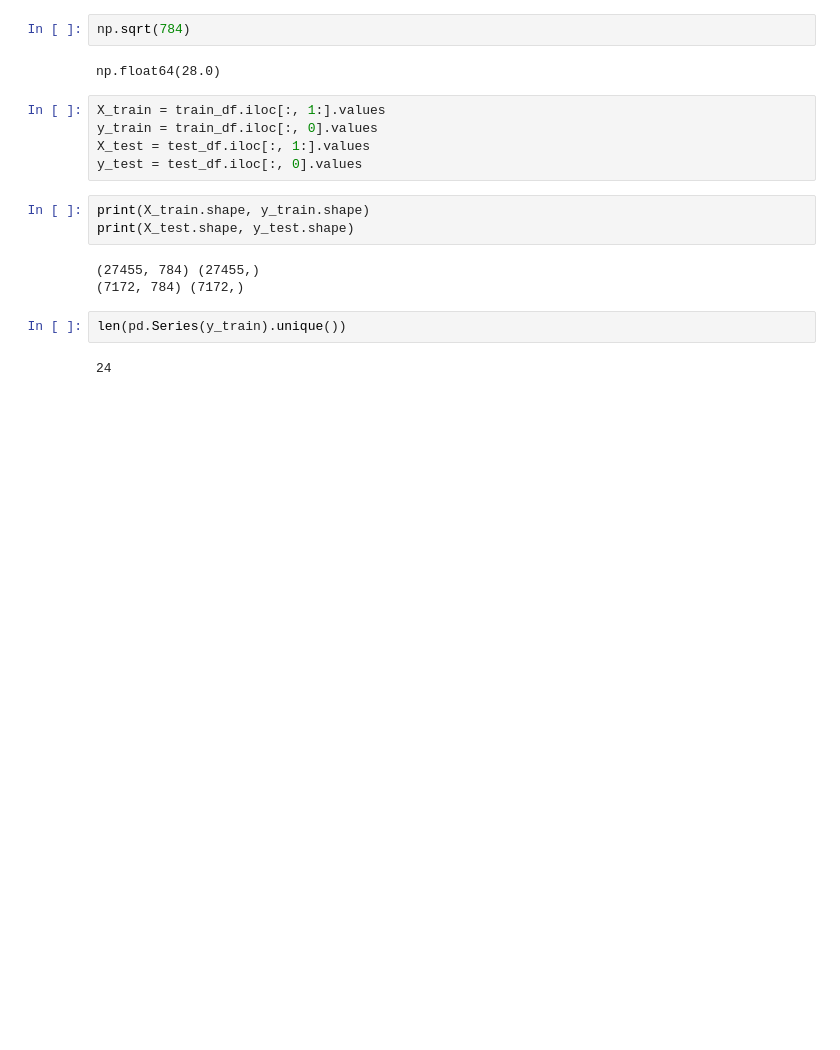
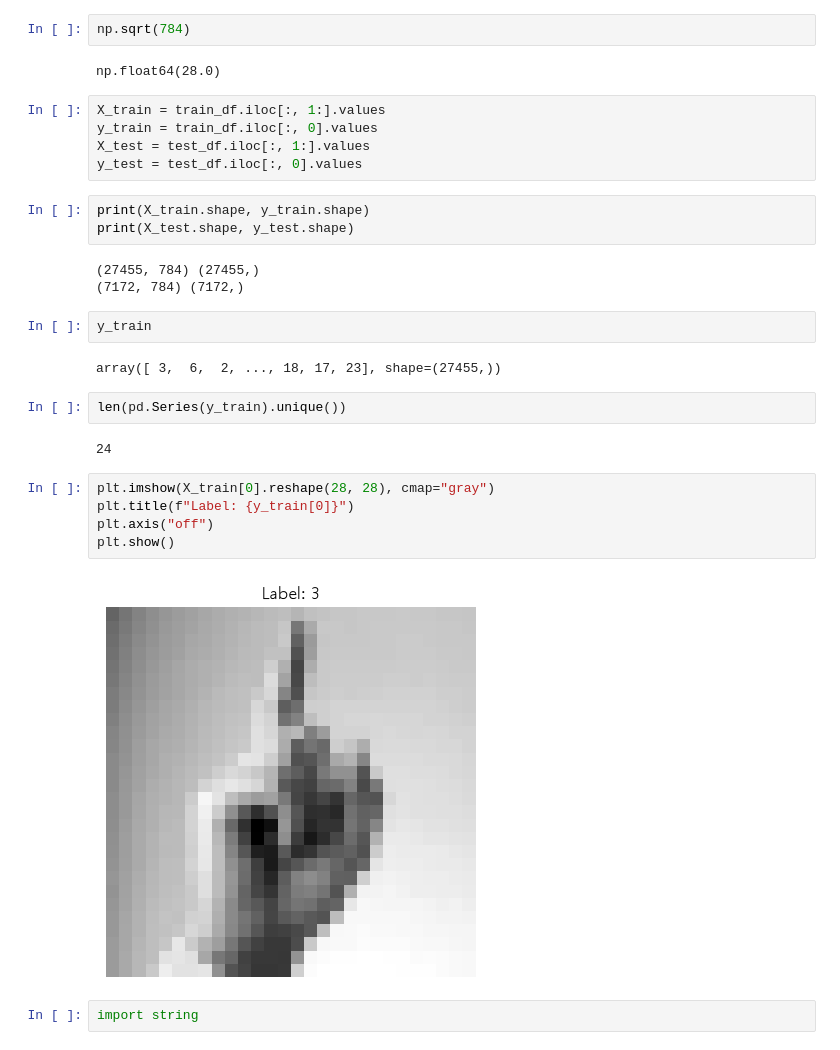
Before and after one commit to shoh03/kdt-ml, a Jupyter notebook: 13. 데이터 증강 실습(수어 데이터셋).ipynb, the cells around one changed output. Saved outputs shown, nothing was run; the diff lists cells and outputs as text; blank space fills up the shorter version.

```diff
--- a/13. 데이터 증강 실습(수어 데이터셋).ipynb
+++ b/13. 데이터 증강 실습(수어 데이터셋).ipynb
@@ -85,7 +85,20 @@ print(X_test.shape, y_test.shape)
 # %% [output]
 (27455, 784) (27455,)
 (7172, 784) (7172,)
+# %%
+y_train
+# %% [output]
+array([ 3,  6,  2, ..., 18, 17, 23], shape=(27455,))
 # %%
 len(pd.Series(y_train).unique())
 # %% [output]
 24
+# %%
+plt.imshow(X_train[0].reshape(28, 28), cmap="gray")
+plt.title(f"Label: {y_train[0]}")
+plt.axis("off")
+plt.show()
+# %% [output]
+[figure, added]
+# %%
+import string
```
Also changed, not shown: parts of 22 cells of this notebook, 4 other files.
